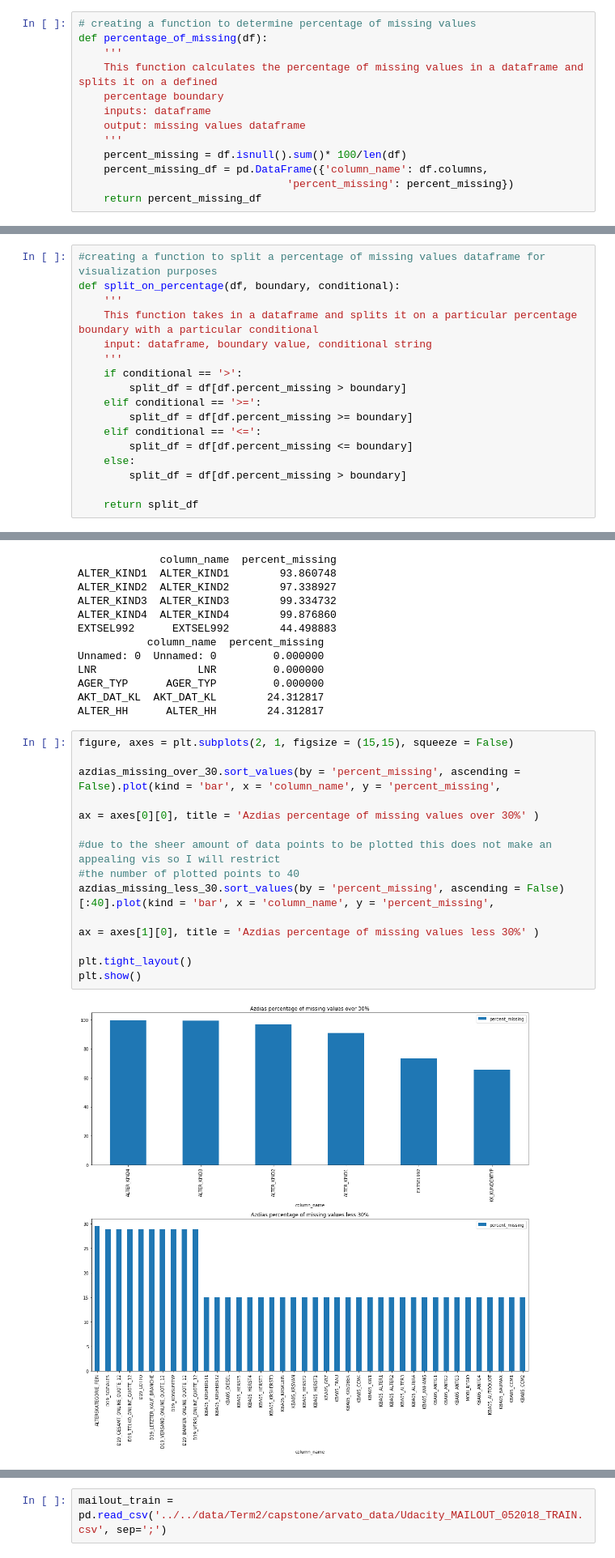
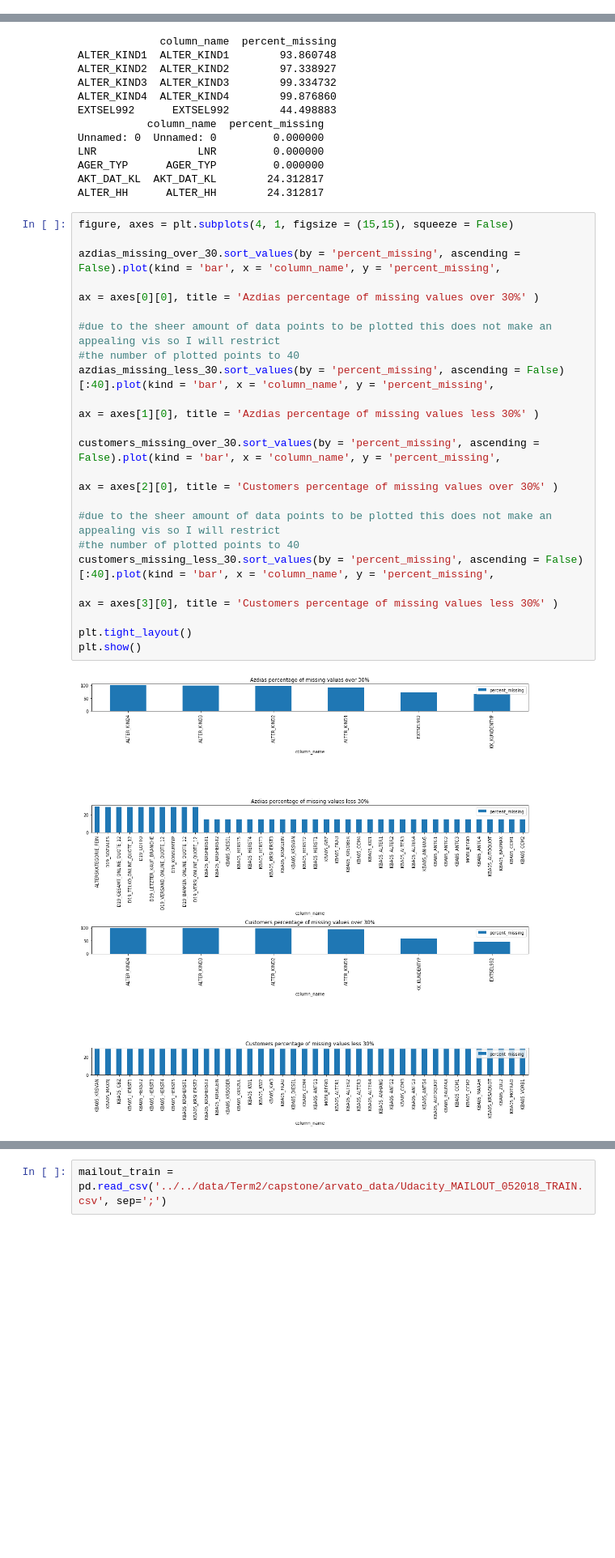
Before and after one commit to sousablde/Arvato-Bertelsmann-Customer-Acquisition, a Jupyter notebook: Arvato Project Workbook.ipynb, the cells around one changed output, grey strips where cells are left out. Shown at 81% size. Cells and saved outputs as stored; diff of their text form; blank space fills up the shorter version.

Commit message:
added utils.py file for functions

```diff
--- a/Arvato Project Workbook.ipynb
+++ b/Arvato Project Workbook.ipynb
@@ -190,19 +193,6 @@ plt.show()
 # %% [markdown]
 ## Preprocessing
 ### Now that I have a birds-eye view of the data I will proceed with cleaning and handling missing calues, re-encode features (since the first portion of this project will involve unsupervised learning), perform some feature enginnering and scaling.
-# %%
-# creating a function to determine percentage of missing values
-def percentage_of_missing(df):
-    '''
-    This function calculates the percentage of missing values in a dataframe and splits it on a defined
-    percentage boundary
-    inputs: dataframe
-    output: missing values dataframe
-    '''
-    percent_missing = df.isnull().sum()* 100/len(df)
-    percent_missing_df = pd.DataFrame({'column_name': df.columns,
-                                 'percent_missing': percent_missing})
-    return percent_missing_df
 # %%
 percent_missing_azdias_df = percentage_of_missing(azdias)
 percent_missing_azdias_df.head()
@@ -235,23 +225,6 @@ Empty cells in Customers dataframe:  13864522
 ________________________________________________________
 Number of Azdias columns not missing values:  94
 Number of Customers columns not missing values:  97
-# %%
-#creating a function to split a percentage of missing values dataframe for visualization purposes
-def split_on_percentage(df, boundary, conditional):
-    '''
-    This function takes in a dataframe and splits it on a particular percentage boundary with a particular conditional
-    input: dataframe, boundary value, conditional string
-    '''
-    if conditional == '>':
-        split_df = df[df.percent_missing > boundary]
-    elif conditional == '>=':
-        split_df = df[df.percent_missing >= boundary]
-    elif conditional == '<=':
-        split_df = df[df.percent_missing <= boundary]
-    else:
-        split_df = df[df.percent_missing > boundary]
-
-    return split_df
 # %%
 azdias_missing_over_30 = split_on_percentage(percent_missing_azdias_df, 30, '>')
 azdias_missing_less_30 = split_on_percentage(percent_missing_azdias_df, 30, '<=')
@@ -289,19 +267,27 @@ AGER_TYP      AGER_TYP         0.000000
 AKT_DAT_KL  AKT_DAT_KL        24.312817
 ALTER_HH      ALTER_HH        24.312817
 # %%
-figure, axes = plt.subplots(2, 1, figsize = (15,15), squeeze = False)
+figure, axes = plt.subplots(4, 1, figsize = (15,15), squeeze = False)
 
 azdias_missing_over_30.sort_values(by = 'percent_missing', ascending = False).plot(kind = 'bar', x = 'column_name', y = 'percent_missing',
                                                                                 ax = axes[0][0], title = 'Azdias percentage of missing values over 30%' )
 
 #due to the sheer amount of data points to be plotted this does not make an appealing vis so I will restrict
 #the number of plotted points to 40
 azdias_missing_less_30.sort_values(by = 'percent_missing', ascending = False)[:40].plot(kind = 'bar', x = 'column_name', y = 'percent_missing',
                                                                                 ax = axes[1][0], title = 'Azdias percentage of missing values less 30%' )
 
+customers_missing_over_30.sort_values(by = 'percent_missing', ascending = False).plot(kind = 'bar', x = 'column_name', y = 'percent_missing',
+                                                                                ax = axes[2][0], title = 'Customers percentage of missing values over 30%' )
+
+#due to the sheer amount of data points to be plotted this does not make an appealing vis so I will restrict
+#the number of plotted points to 40
+customers_missing_less_30.sort_values(by = 'percent_missing', ascending = False)[:40].plot(kind = 'bar', x = 'column_name', y = 'percent_missing',
+                                                                                ax = axes[3][0], title = 'Customers percentage of missing values less 30%' )
+
 plt.tight_layout()
 plt.show()
 # %% [output]
-[figure, old version]
+[figure, new version]
 # %% [markdown]
 ### The vast majority of the columns with missing values have a percent of missing under 30% which might means there is some recoverable data.
```
Also changed, not shown: parts of 5 cells of this notebook.
